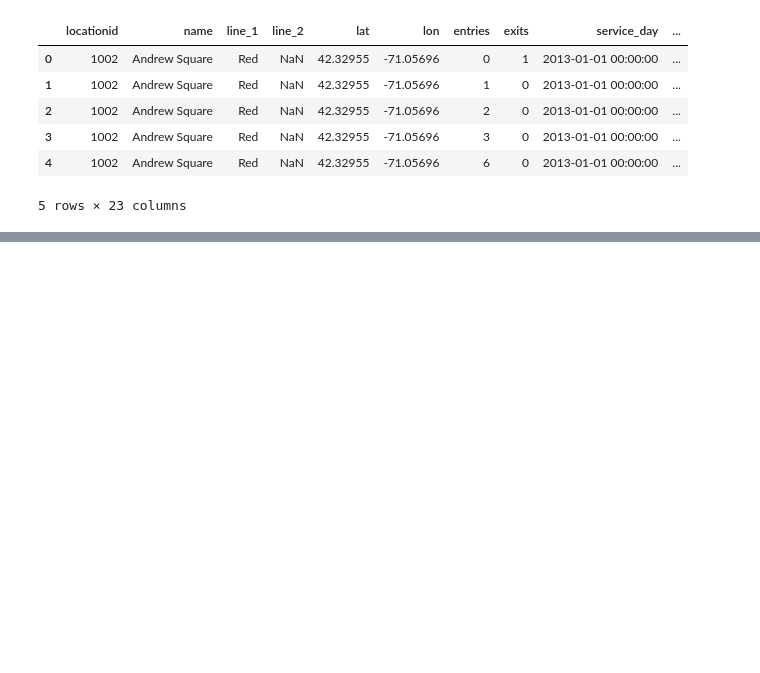
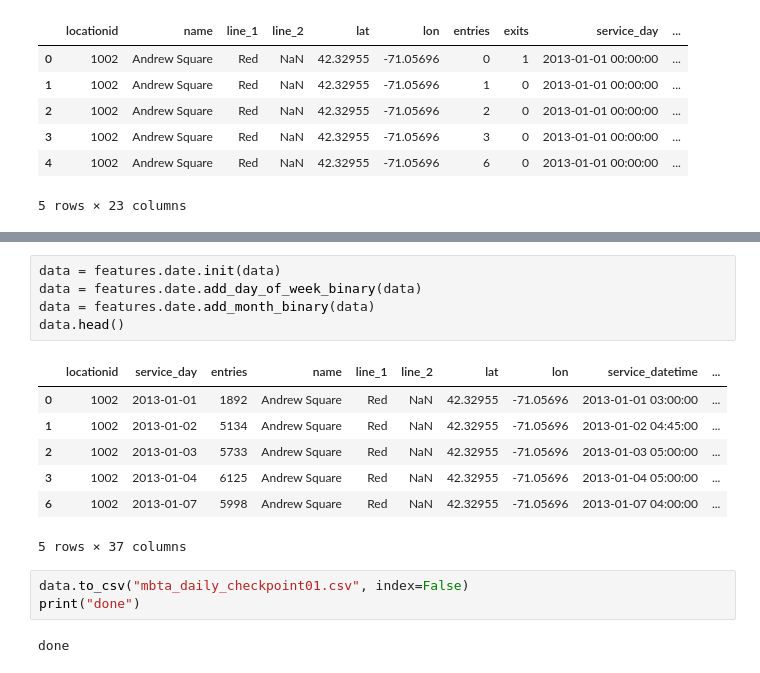
Before and after one commit to azampagl/harvard-capstone, a Jupyter notebook: src/prediction/daily_t_station/EntriesByDayWrangle.ipynb, the cells around one changed output, grey strips where cells are left out. Drawn from its saved outputs; the diff is of its cells as text; blank space fills up the shorter version.

Commit message:
Update wrangle notebook for entries by day.

```diff
--- a/src/prediction/daily_t_station/EntriesByDayWrangle.ipynb
+++ b/src/prediction/daily_t_station/EntriesByDayWrangle.ipynb
@@ -77,0 +78,18 @@ data.head()
+# %%
+data = features.date.init(data)
+data = features.date.add_day_of_week_binary(data)
+data = features.date.add_month_binary(data)
+data.head()
+# %% [output]
+|  | locationid | service_day | entries | name | line_1 | line_2 | lat | lon | service_datetime | ... |
+| 0 | 1002 | 2013-01-01 | 1892 | Andrew Square | Red | NaN | 42.32955 | -71.05696 | 2013-01-01 03:00:00 | ... |
+| 1 | 1002 | 2013-01-02 | 5134 | Andrew Square | Red | NaN | 42.32955 | -71.05696 | 2013-01-02 04:45:00 | ... |
+| 2 | 1002 | 2013-01-03 | 5733 | Andrew Square | Red | NaN | 42.32955 | -71.05696 | 2013-01-03 05:00:00 | ... |
+| 3 | 1002 | 2013-01-04 | 6125 | Andrew Square | Red | NaN | 42.32955 | -71.05696 | 2013-01-04 05:00:00 | ... |
+| 6 | 1002 | 2013-01-07 | 5998 | Andrew Square | Red | NaN | 42.32955 | -71.05696 | 2013-01-07 04:00:00 | ... |
+5 rows × 37 columns
+# %%
+data.to_csv("mbta_daily_checkpoint01.csv", index=False)
+print("done")
+# %% [output]
+done
```
Also changed, not shown: parts of 8 cells of this notebook.
